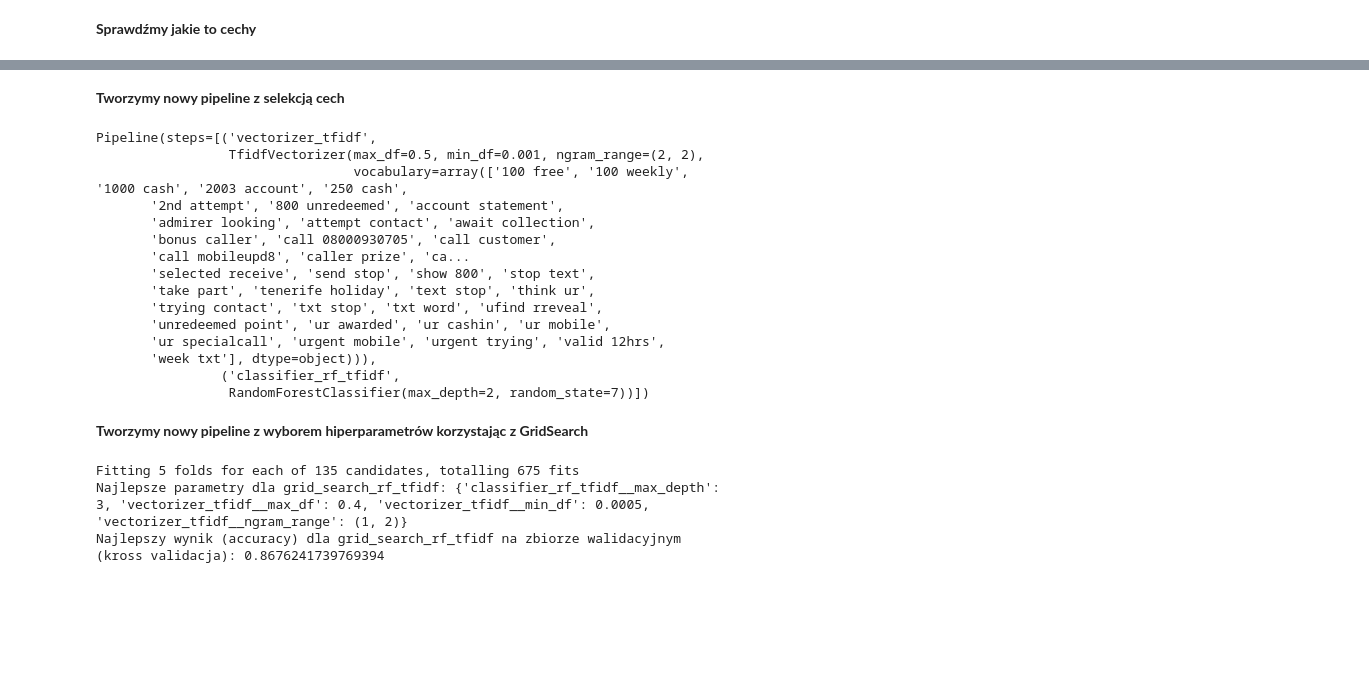
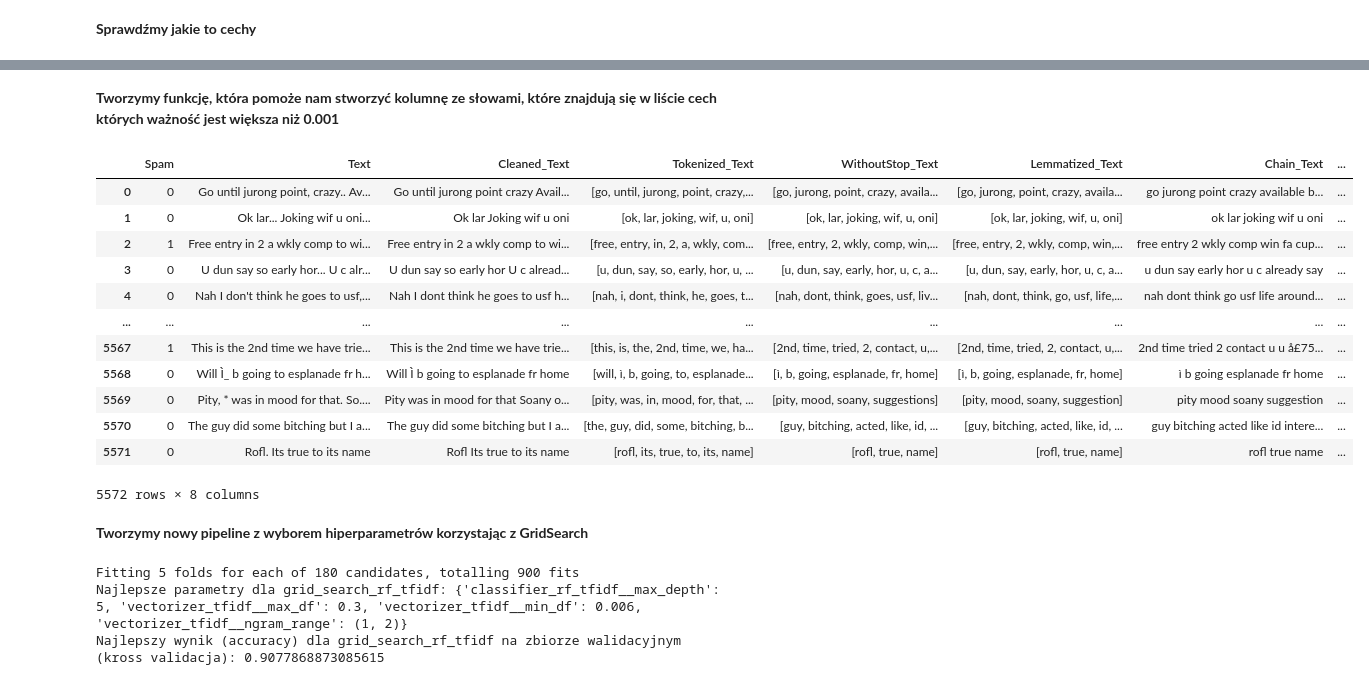
Before and after one commit to Marcinella88/17_1, a Jupyter notebook: Zadanie_17_1.ipynb, the cells around one changed output, grey strips where cells are left out. Saved outputs shown, nothing was run; the diff lists cells and outputs as text; code cells hidden in the pictures; blank space fills up the shorter version.

```diff
--- a/Zadanie_17_1.ipynb
+++ b/Zadanie_17_1.ipynb
@@ -98,10 +98,10 @@ X_train, X_test, y_train, y_test = train_test_split(X, y, test_size=0.2, stratif
 # %% [markdown]
 **Tworzymy pipeline - model_pipeline_tfidf_basic**
 # %%
-model_pipeline_tfidf_basic = Pipeline(steps=[
-    ('vectorizer_tfidf', TfidfVectorizer(ngram_range=(2, 2), max_df=0.5, min_df=0.001, use_idf=True)),
+model_pipeline_tfidf = Pipeline(steps=[
+    ('vectorizer_tfidf', TfidfVectorizer(ngram_range=(1, 1), max_df=0.5, min_df=0.001, use_idf=True)),
     ('classifier_rf_tfidf', RandomForestClassifier(max_depth=2, random_state=7))
 ])
 
-model_pipeline_tfidf_basic.fit(X_train,y_train)
+model_pipeline_tfidf.fit(X_train,y_train)
 # %% [output]
@@ -114,12 +113,12 @@ Pipeline(steps=[('vectorizer_tfidf',
 # %%
-vectorizer_tfidf = model_pipeline_tfidf_basic.named_steps['vectorizer_tfidf']      # Wyciągamy obiekt TfidfVectorizer z naszego pipeline
-classifier_tfidf = model_pipeline_tfidf_basic.named_steps['classifier_rf_tfidf']   # Wyciągamy obiekt RandomForestClassifier z naszego pipeline
+vectorizer_tfidf = model_pipeline_tfidf.named_steps['vectorizer_tfidf']      # Wyciągamy obiekt TfidfVectorizer z naszego pipeline
+classifier_tfidf = model_pipeline_tfidf.named_steps['classifier_rf_tfidf']   # Wyciągamy obiekt RandomForestClassifier z naszego pipeline
 
 feature_names_tfidf = vectorizer_tfidf.get_feature_names_out()             # wyjmujemy nazwy cech wygenerowanych przez TfidfVectorizer
 importances_features_tfidf = classifier_tfidf.feature_importances_         # wyjmujemy cechy i ich 'wagę'
 
 selected_features_tfidf = np.where(importances_features_tfidf > 0.001)[0]        # wyjmujemy indeksy cech których waga jest > 0.001
-selected_feature_names = feature_names_tfidf[selected_features_tfidf]            # wyjmujemy nazwy cech na bazie indeksów cech o wadze 0.001
+selected_feature_names_list = feature_names_tfidf[selected_features_tfidf].tolist()   # wyjmujemy LISTĘ słów na bazie indeksów cech o wadze > 0.001
 # %% [markdown]
 **Sprawdźmy jakie to cechy**
 # %%
@@ -151,40 +150,39 @@ Cechy o wadze więcej niż 0.001 dla - classifier_rf_tfidf
 
 [82 rows x 2 columns]
-# %% [markdown]
-**Tworzymy nowy pipeline z selekcją cech**
-# %%
-model_pipeline_tfidf_important_features = Pipeline(steps=[
-    ('vectorizer_tfidf', TfidfVectorizer(ngram_range=(2, 2), max_df=0.5, min_df=0.001, use_idf=True, vocabulary=selected_feature_names)),
-    ('classifier_rf_tfidf', RandomForestClassifier(max_depth=2, random_state=7))
-])
-
-model_pipeline_tfidf_important_features.fit(X_train,y_train)
-# %% [output]
-Pipeline(steps=[('vectorizer_tfidf',
-                 TfidfVectorizer(max_df=0.5, min_df=0.001, ngram_range=(2, 2),
-                                 vocabulary=array(['100 free', '100 weekly', '1000 cash', '2003 account', '250 cash',
-       '2nd attempt', '800 unredeemed', 'account statement',
-       'admirer looking', 'attempt contact', 'await collection',
-       'bonus caller', 'call 08000930705', 'call customer',
-       'call mobileupd8', 'caller prize', 'ca...
-       'selected receive', 'send stop', 'show 800', 'stop text',
-       'take part', 'tenerife holiday', 'text stop', 'think ur',
-       'trying contact', 'txt stop', 'txt word', 'ufind rreveal',
-       'unredeemed point', 'ur awarded', 'ur cashin', 'ur mobile',
-       'ur specialcall', 'urgent mobile', 'urgent trying', 'valid 12hrs',
-       'week txt'], dtype=object))),
-                ('classifier_rf_tfidf',
-                 RandomForestClassifier(max_depth=2, random_state=7))])
+# %% [markdown]
+**Tworzymy funkcję, która pomoże nam stworzyć kolumnę ze słowami, które znajdują się w liście cech których ważność jest większa niż 0.001**
+# %%
+def only_selected_feature_names(text):
+    only_words_importances = [word for word in text if word in selected_feature_names_list]
+    return only_words_importances
+# %%
+spam_dataset['Only_words_importances'] = spam_dataset['Lemmatized_Text'].apply(lambda x: only_selected_feature_names(x))
+# %%
+display(spam_dataset)
+# %% [output]
+|  | Spam | Text | Cleaned_Text | Tokenized_Text | WithoutStop_Text | Lemmatized_Text | Chain_Text | ... |
+| 0 | 0 | Go until jurong point, crazy.. Av... | Go until jurong point crazy Avail... | [go, until, jurong, point, crazy,... | [go, jurong, point, crazy, availa... | [go, jurong, point, crazy, availa... | go jurong point crazy available b... | ... |
+| 1 | 0 | Ok lar... Joking wif u oni... | Ok lar Joking wif u oni | [ok, lar, joking, wif, u, oni] | [ok, lar, joking, wif, u, oni] | [ok, lar, joking, wif, u, oni] | ok lar joking wif u oni | ... |
+| 2 | 1 | Free entry in 2 a wkly comp to wi... | Free entry in 2 a wkly comp to wi... | [free, entry, in, 2, a, wkly, com... | [free, entry, 2, wkly, comp, win,... | [free, entry, 2, wkly, comp, win,... | free entry 2 wkly comp win fa cup... | ... |
+| 3 | 0 | U dun say so early hor... U c alr... | U dun say so early hor U c alread... | [u, dun, say, so, early, hor, u, ... | [u, dun, say, early, hor, u, c, a... | [u, dun, say, early, hor, u, c, a... | u dun say early hor u c already say | ... |
+| 4 | 0 | Nah I don't think he goes to usf,... | Nah I dont think he goes to usf h... | [nah, i, dont, think, he, goes, t... | [nah, dont, think, goes, usf, liv... | [nah, dont, think, go, usf, life,... | nah dont think go usf life around... | ... |
+| ... | ... | ... | ... | ... | ... | ... | ... | ... |
+| 5567 | 1 | This is the 2nd time we have trie... | This is the 2nd time we have trie... | [this, is, the, 2nd, time, we, ha... | [2nd, time, tried, 2, contact, u,... | [2nd, time, tried, 2, contact, u,... | 2nd time tried 2 contact u u å£75... | ... |
+| 5568 | 0 | Will Ì_ b going to esplanade fr h... | Will Ì b going to esplanade fr home | [will, ì, b, going, to, esplanade... | [ì, b, going, esplanade, fr, home] | [ì, b, going, esplanade, fr, home] | ì b going esplanade fr home | ... |
+| 5569 | 0 | Pity, * was in mood for that. So.... | Pity was in mood for that Soany o... | [pity, was, in, mood, for, that, ... | [pity, mood, soany, suggestions] | [pity, mood, soany, suggestion] | pity mood soany suggestion | ... |
+| 5570 | 0 | The guy did some bitching but I a... | The guy did some bitching but I a... | [the, guy, did, some, bitching, b... | [guy, bitching, acted, like, id, ... | [guy, bitching, acted, like, id, ... | guy bitching acted like id intere... | ... |
+| 5571 | 0 | Rofl. Its true to its name | Rofl Its true to its name | [rofl, its, true, to, its, name] | [rofl, true, name] | [rofl, true, name] | rofl true name | ... |
+5572 rows × 8 columns
 # %% [markdown]
 **Tworzymy nowy pipeline z wyborem hiperparametrów korzystając z GridSearch**
 # %%
 params_tfidf = {'vectorizer_tfidf__ngram_range': [(1, 1), (1, 2), (2, 2), (2, 3), (3, 3)],
-               'vectorizer_tfidf__max_df':[0.4, 0.5, 0.6],
-               'vectorizer_tfidf__min_df':[0.0005, 0.001, 0.002],
-               'classifier_rf_tfidf__max_depth':[1, 2, 3]
+               'vectorizer_tfidf__max_df':[0.3, 0.4, 0.5],
+               'vectorizer_tfidf__min_df':[0.0005, 0.002, 0.004, 0.006],
+               'classifier_rf_tfidf__max_depth':[1, 3, 5]
 }
 
-grid_search_rf_tfidf = GridSearchCV(model_pipeline_tfidf_important_features,
+grid_search_rf_tfidf = GridSearchCV(model_pipeline_tfidf,
                                     params_tfidf,
                                     cv=5,
                                     n_jobs=-1,
@@ -200,9 +198,9 @@ best_model_pipeline_tfidf = grid_search_rf_tfidf.best_estimator_
 print("Najlepsze parametry dla grid_search_rf_tfidf:", grid_search_rf_tfidf.best_params_)
 print("Najlepszy wynik (accuracy) dla grid_search_rf_tfidf na zbiorze walidacyjnym (kross validacja):", grid_search_rf_tfidf.best_score_)
 # %% [output]
-Fitting 5 folds for each of 135 candidates, totalling 675 fits
-Najlepsze parametry dla grid_search_rf_tfidf: {'classifier_rf_tfidf__max_depth': 3, 'vectorizer_tfidf__max_df': 0.4, 'vectorizer_tfidf__min_df': 0.0005, 'vectorizer_tfidf__ngram_range': (1, 2)}
-Najlepszy wynik (accuracy) dla grid_search_rf_tfidf na zbiorze walidacyjnym (kross validacja): 0.8676241739769394
+Fitting 5 folds for each of 180 candidates, totalling 900 fits
+Najlepsze parametry dla grid_search_rf_tfidf: {'classifier_rf_tfidf__max_depth': 5, 'vectorizer_tfidf__max_df': 0.3, 'vectorizer_tfidf__min_df': 0.006, 'vectorizer_tfidf__ngram_range': (1, 2)}
+Najlepszy wynik (accuracy) dla grid_search_rf_tfidf na zbiorze walidacyjnym (kross validacja): 0.9077868873085615
 # %%
 best_model_pipeline_tfidf.fit(X_train, y_train)
 # %% [output]
```
Also changed, not shown: parts of 7 cells of this notebook.
